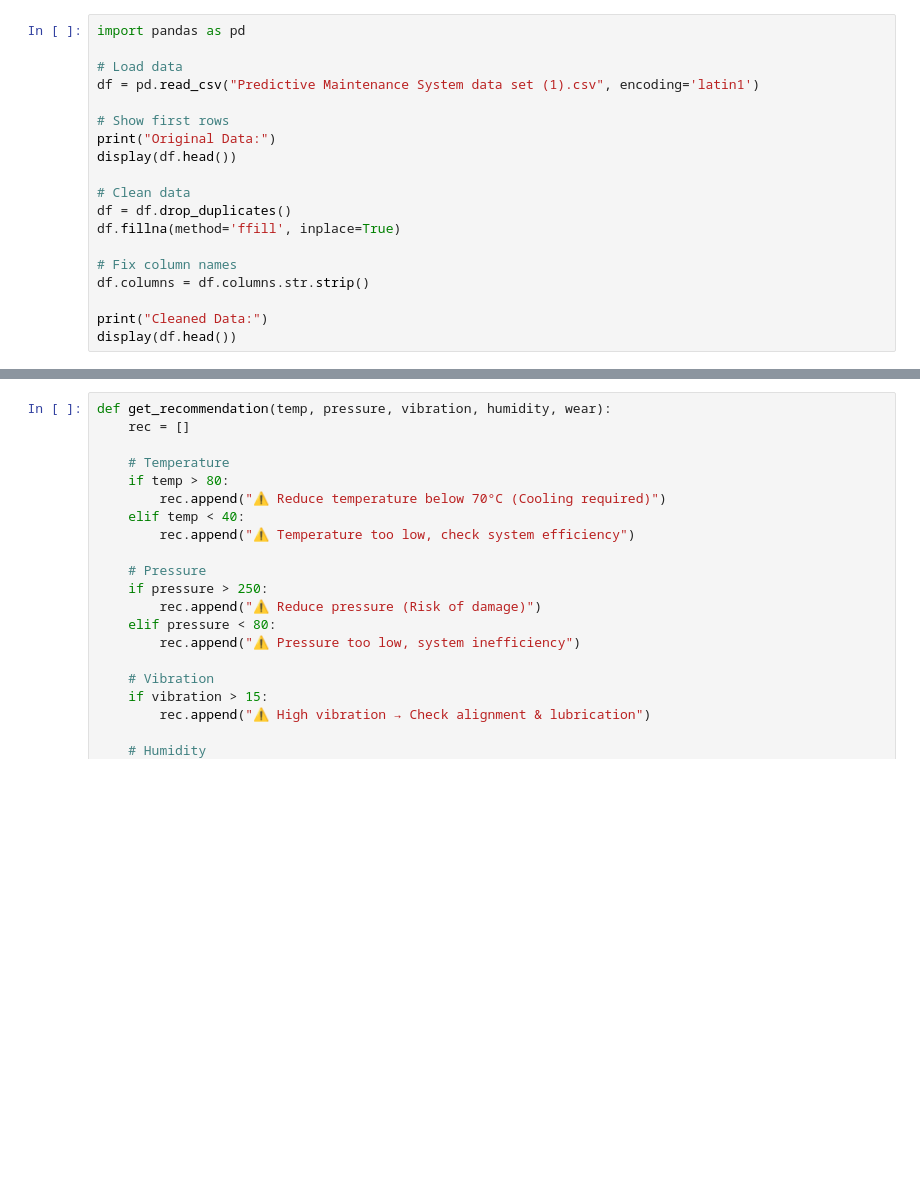
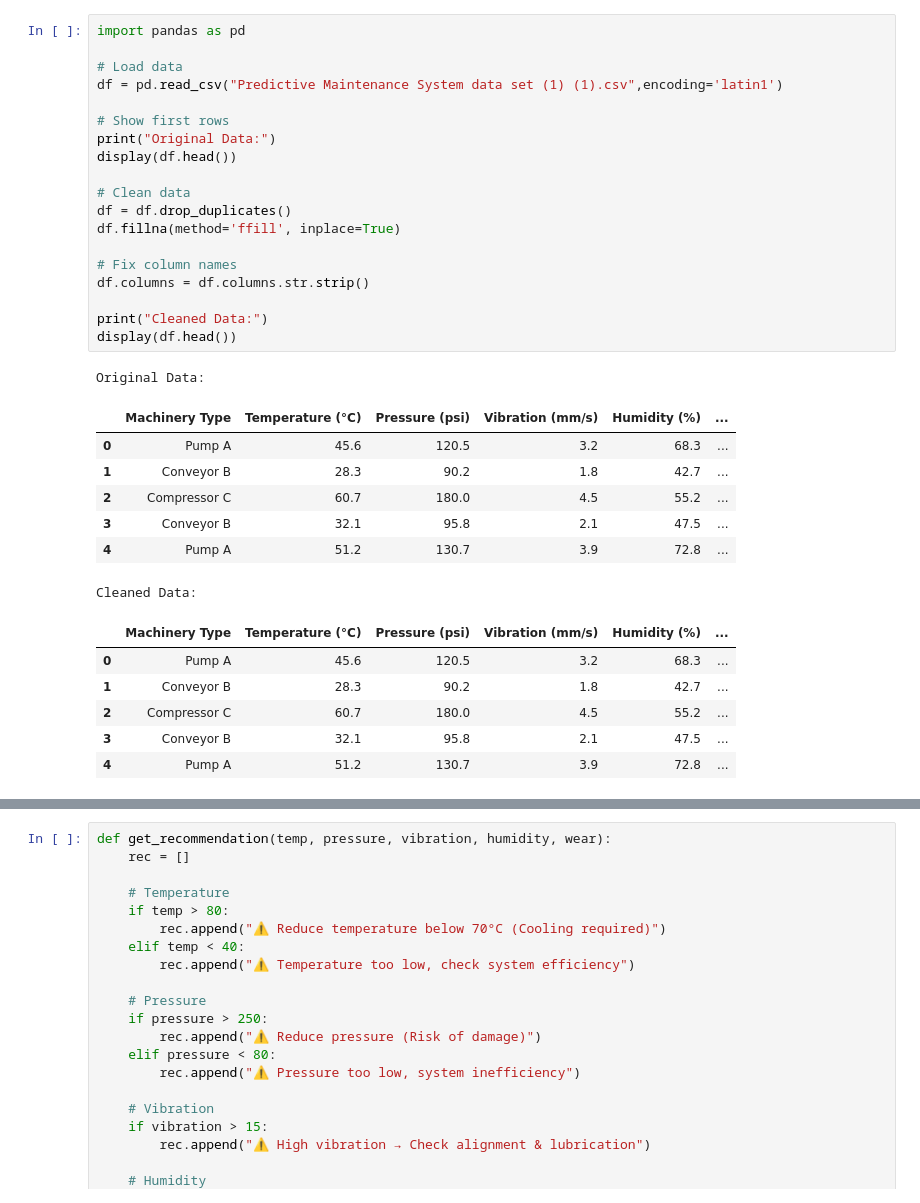
Before and after one commit to sparshmishra777-beep/Predictive-Maintenance-of-Defense-equipments-, a Jupyter notebook: Predictive_Maintenance.ipynb, the cells around one changed output, grey strips where cells are left out. Cells and saved outputs as stored; diff of their text form; blank space fills up the shorter version.

```diff
--- a/Predictive_Maintenance.ipynb
+++ b/Predictive_Maintenance.ipynb
@@ -5,22 +32,37 @@
 # %%
 import pandas as pd
 
 # Load data
-df = pd.read_csv("Predictive Maintenance System data set (1).csv", encoding='latin1')
+df = pd.read_csv("Predictive Maintenance System data set (1) (1).csv",encoding='latin1')
 
 # Show first rows
 print("Original Data:")
 display(df.head())
 
 # Clean data
 df = df.drop_duplicates()
 df.fillna(method='ffill', inplace=True)
 
 # Fix column names
 df.columns = df.columns.str.strip()
 
 print("Cleaned Data:")
 display(df.head())
+# %% [output]
+Original Data:
+|  | Machinery Type | Temperature (°C) | Pressure (psi) | Vibration (mm/s) | Humidity (%) | ... |
+| 0 | Pump A | 45.6 | 120.5 | 3.2 | 68.3 | ... |
+| 1 | Conveyor B | 28.3 | 90.2 | 1.8 | 42.7 | ... |
+| 2 | Compressor C | 60.7 | 180.0 | 4.5 | 55.2 | ... |
+| 3 | Conveyor B | 32.1 | 95.8 | 2.1 | 47.5 | ... |
+| 4 | Pump A | 51.2 | 130.7 | 3.9 | 72.8 | ... |
+Cleaned Data:
+|  | Machinery Type | Temperature (°C) | Pressure (psi) | Vibration (mm/s) | Humidity (%) | ... |
+| 0 | Pump A | 45.6 | 120.5 | 3.2 | 68.3 | ... |
+| 1 | Conveyor B | 28.3 | 90.2 | 1.8 | 42.7 | ... |
+| 2 | Compressor C | 60.7 | 180.0 | 4.5 | 55.2 | ... |
+| 3 | Conveyor B | 32.1 | 95.8 | 2.1 | 47.5 | ... |
+| 4 | Pump A | 51.2 | 130.7 | 3.9 | 72.8 | ... |
 # %%
 from sklearn.preprocessing import LabelEncoder
 
```
Also changed, not shown: parts of 6 cells of this notebook.
